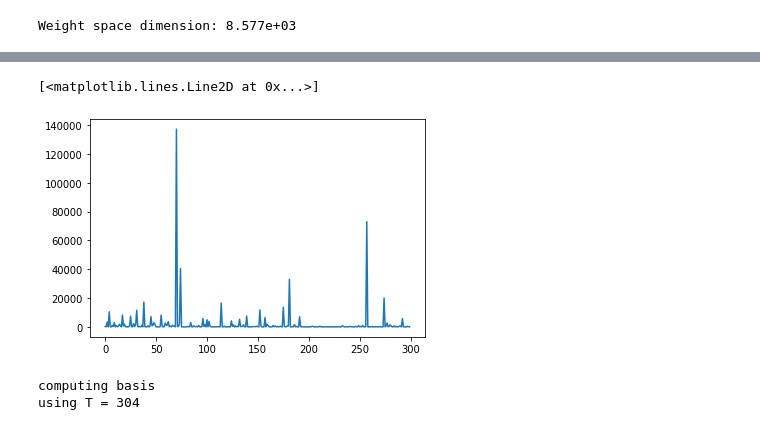
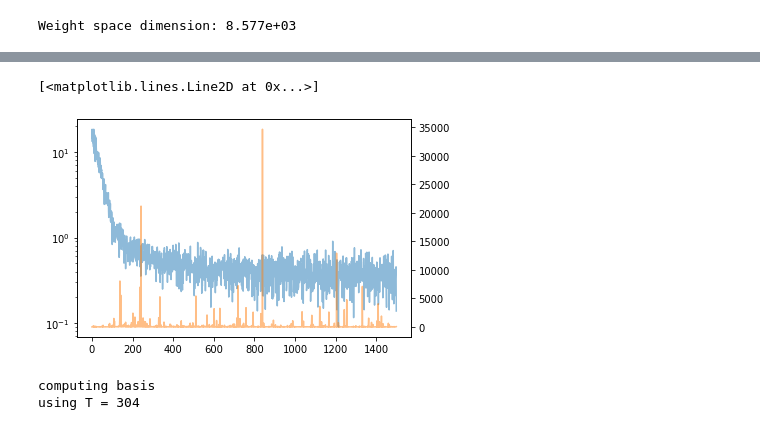
Before and after one commit to StanfordASL/scod-module, a Jupyter notebook: demos/2d_toy_example.ipynb, the cells around one changed output, grey strips where cells are left out. Drawn from its saved outputs; the diff is of its cells as text; code cells hidden in the pictures.

```diff
--- a/demos/2d_toy_example.ipynb
+++ b/demos/2d_toy_example.ipynb
@@ -217,8 +217,11 @@ plt.plot(min_eigs)
-# %%
-plt.plot(1./np.array(min_eigs))
-# %% [output]
-[<matplotlib.lines.Line2D at 0x...>]
-[figure, removed]
+# %%
+fig, ax = plt.subplots()
+ax.semilogy(loss_curve, alpha=0.5)
+ax2 = ax.twinx()
+ax2.plot(1./np.array(min_eigs), color='C1', alpha=0.5)
+# %% [output]
+[<matplotlib.lines.Line2D at 0x...>]
+[figure, added]
 # %%
 gp_reg_unc_model_2.process_dataset(dataset)
 # %% [output]
```
Also changed, not shown: parts of 12 cells of this notebook, 3 other files.
